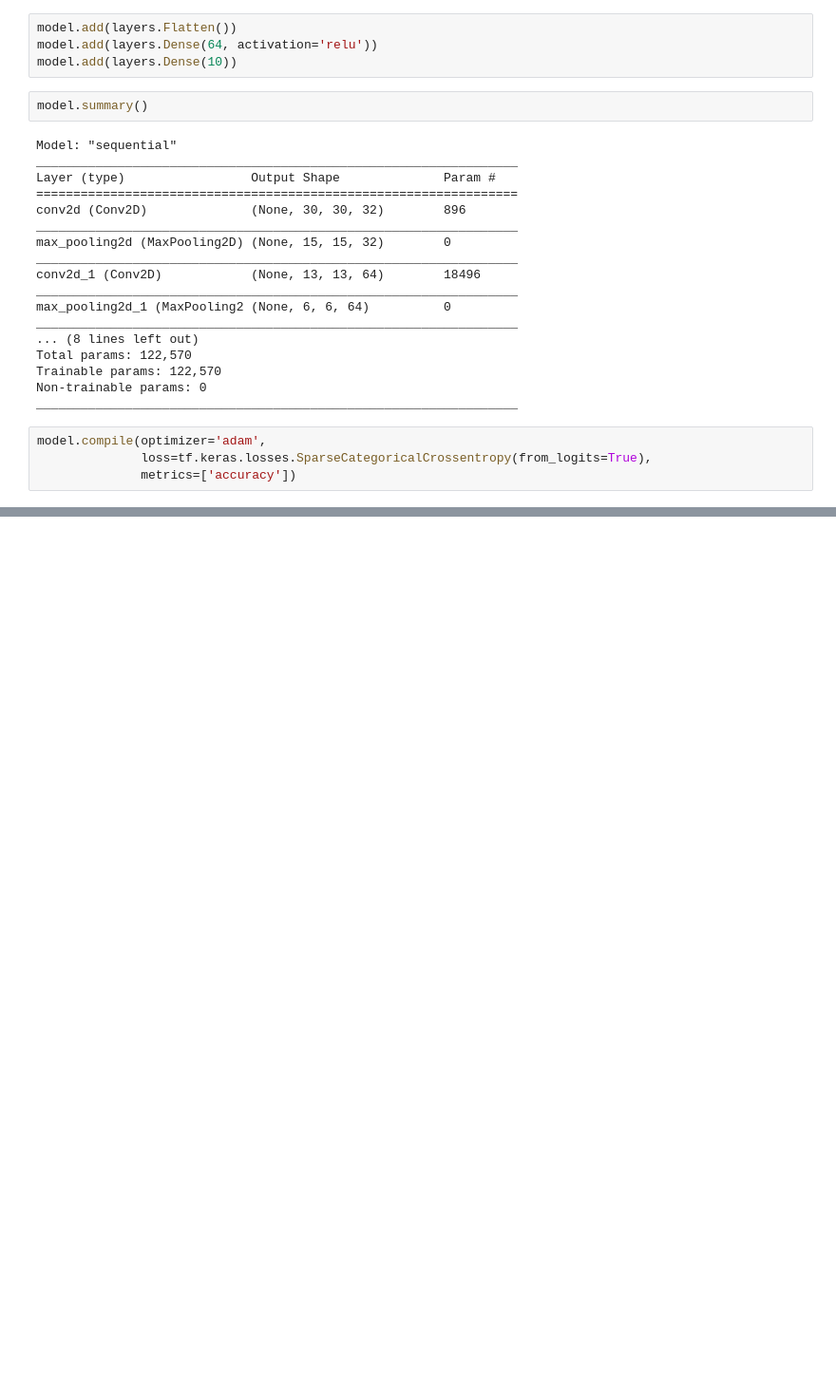
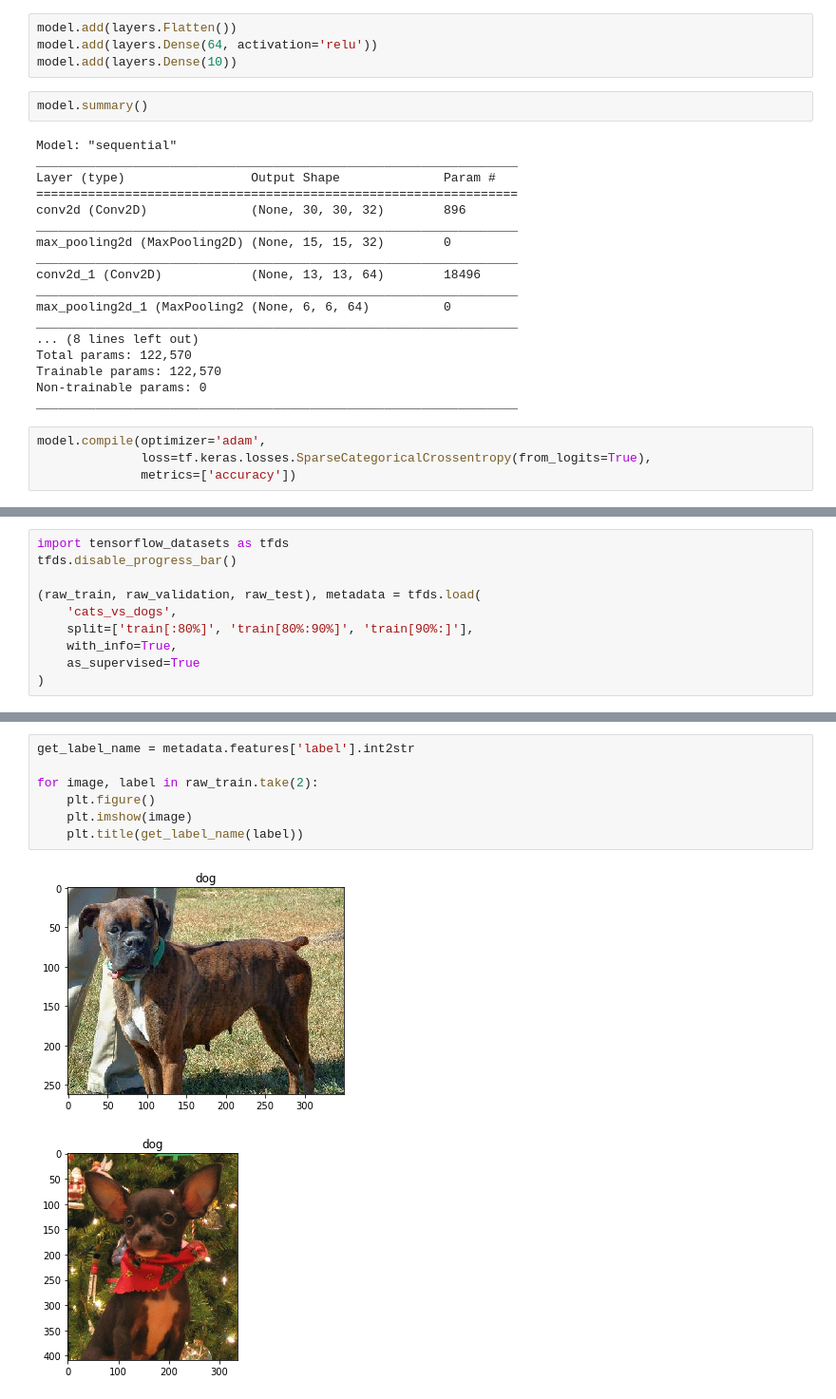
Before and after one commit to Chai77/TensorflowTutorial, a Jupyter notebook: Neural Networks/ConvolutionalNeuralNetworks.ipynb, the cells around one changed output, grey strips where cells are left out. Shown at 95% size. Drawn from its saved outputs; the diff is of its cells as text; blank space fills up the shorter version.

```diff
--- a/Neural Networks/ConvolutionalNeuralNetworks.ipynb
+++ b/Neural Networks/ConvolutionalNeuralNetworks.ipynb
@@ -83,0 +163,10 @@ Function call stack:
+# %%
+import tensorflow_datasets as tfds
+tfds.disable_progress_bar()
+
+(raw_train, raw_validation, raw_test), metadata = tfds.load(
+    'cats_vs_dogs',
+    split=['train[:80%]', 'train[80%:90%]', 'train[90%:]'],
+    with_info=True,
+    as_supervised=True
+)
@@ -83,0 +178,10 @@ Function call stack:
+# %%
+get_label_name = metadata.features['label'].int2str
+
+for image, label in raw_train.take(2):
+    plt.figure()
+    plt.imshow(image)
+    plt.title(get_label_name(label))
+# %% [output]
+[figure, added]
+[figure, added]
```
Also changed, not shown: parts of 29 cells of this notebook, 1 other file.
